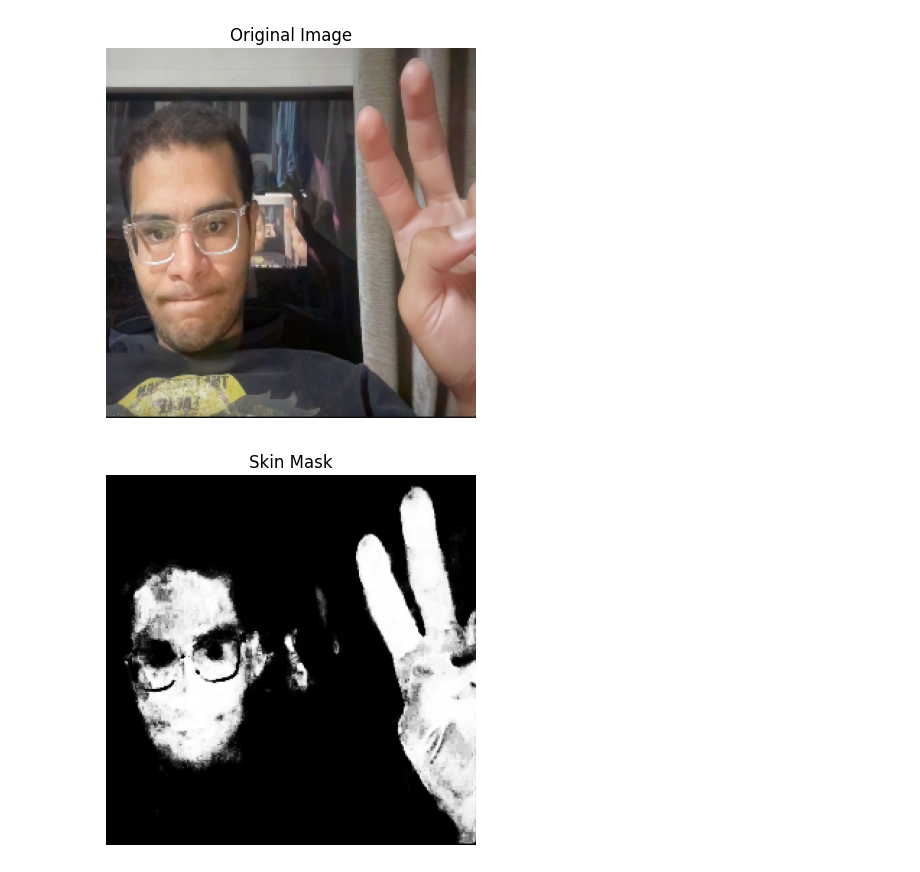
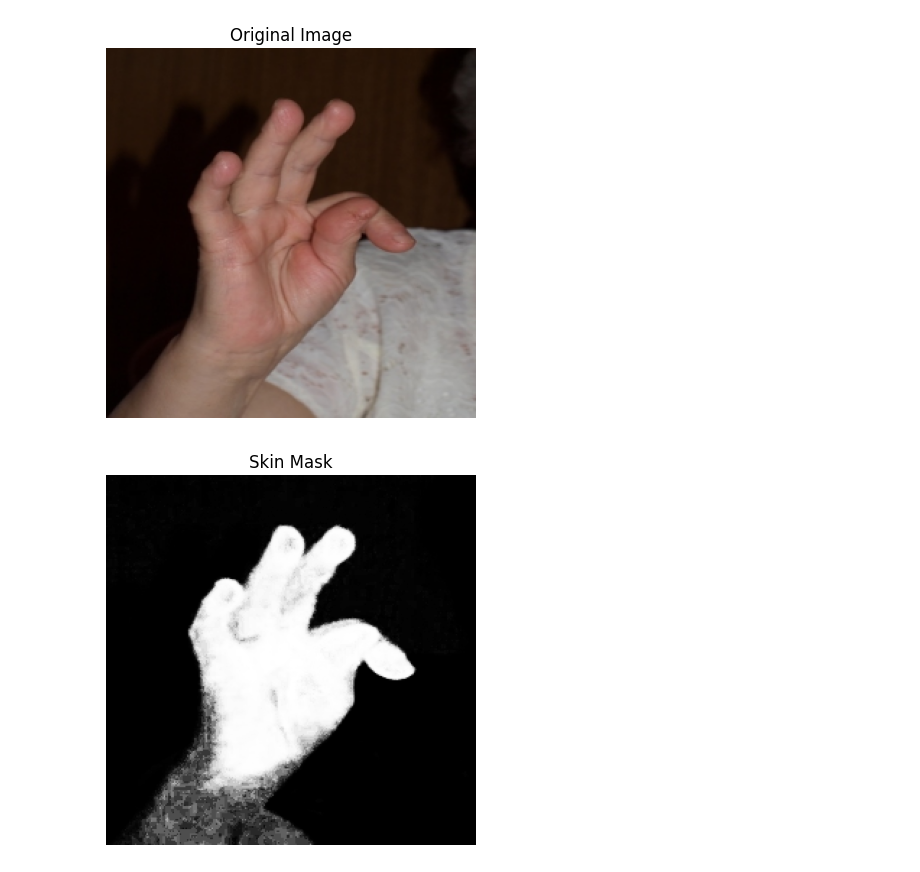
Before and after one commit to zizoisprogramming/Paint-A-Distance, a Jupyter notebook: gaussian_trial.ipynb, the cells around one changed output. Cells and saved outputs as stored; diff of their text form; code cells hidden in the pictures.

```diff
--- a/gaussian_trial.ipynb
+++ b/gaussian_trial.ipynb
@@ -91,20 +92,20 @@ def show_images(images,titles=None):
     fig.set_size_inches(np.array(fig.get_size_inches()) * n_ims)
     plt.show()
 # %%
-image = cv2.imread('F:\CMP_3rd_year\semester1\imageProcessing\Paint-A-Distance\zeyad.jpg')
+image = cv2.imread('D:/3rd\IP\pro trial\img.jpg')
 image = cv2.cvtColor(image, cv2.COLOR_BGR2RGB)
 image = cv2.resize(image, (256, 256))
 original = image.copy()
 YCC = cv2.cvtColor(image, cv2.COLOR_RGB2YCrCb)
 image = image.astype(np.float64) / 255
 C = YCC[:, :, 1:]
 skinMask = np.zeros((image.shape[0], image.shape[1]))
 skinMask = prob_skin_c(C, skinMean, skinCov, nonSkinMean, nonSkinCov)
 
 
 show_images([original], ['Original Image'])
 show_images([skinMask], ['Skin Mask'])
 show_images([image * skinMask[:, :, np.newaxis]], ['Skin Detected Image'])
 # %% [output]
-[figure, old version]
+[figure, new version]
-[figure, old version]
+[figure, new version]
```
Also changed, not shown: parts of 6 cells of this notebook.
